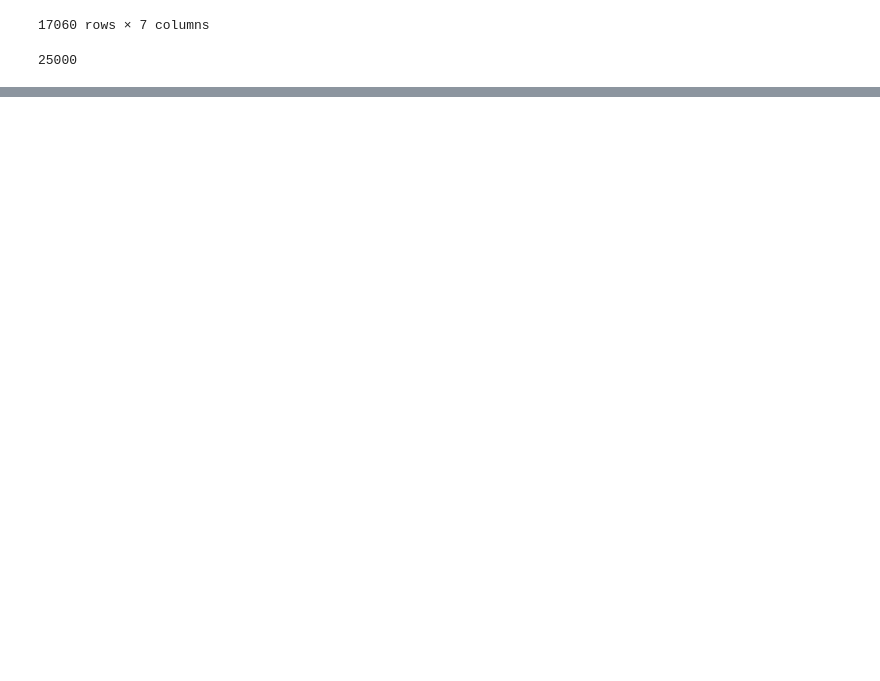
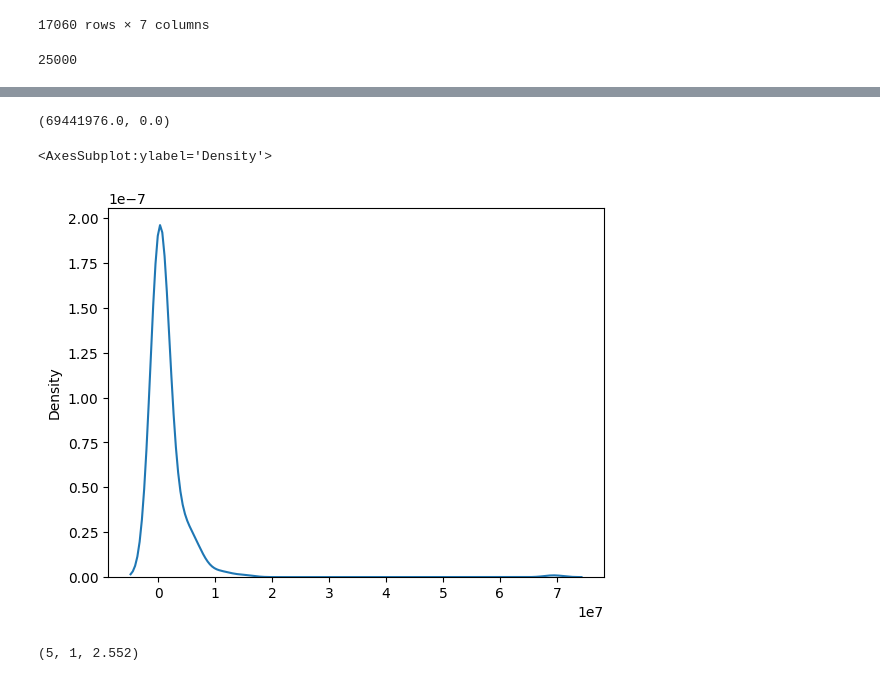
Before and after one commit to k-loki/Algal-bloom-Identification, a Jupyter notebook: notebooks/mt_data_again.ipynb, the cells around one changed output, grey strips where cells are left out. Cells and saved outputs as stored; diff of their text form; code cells hidden in the pictures; blank space fills up the shorter version.

```diff
--- a/notebooks/mt_data_again.ipynb
+++ b/notebooks/mt_data_again.ipynb
@@ -513,13 +509,10 @@ for idx, row in tqdm(train_df.iterrows(), total=len(train_df)):
         model = xgb.train(
             xgb_params,
             xgb_model=model,
-            dtrain=xgb.DMatrix(train_batch.drop('severity', axis=1).values, label=train_batch.severity.values)
+            dtrain=xgb.DMatrix(train_batch.drop('density', axis=1).values, label=train_batch.density.values)
             )
-        preds = model.predict(xgb.DMatrix(row.drop('severity').values.reshape(1, -1)))
-        val_preds.append(preds)
+        preds = model.predict(xgb.DMatrix(row.drop('density').values.reshape(1, -1)))
+        val_preds.append(preds[0])
         train_batch.loc[idx] = row
-        # print(f"val rmse for {idx}:", rmse([train_df.loc[idx].severity], preds))
-
-val_preds_ = np.clip(np.round(val_preds), 1, 5).ravel()
-print("Val RMSE:", rmse(train_df.loc[val_idx].severity, val_preds_))
+        # print(f"val rmse for {idx}:", rmse([train_df.loc[idx].severity.map(dens_to_sev)], preds))
 # %% [output]
@@ -528,0 +530,15 @@ Wall time: 1min 50s
+# %%
+val_preds_ = np.clip(val_preds, train_data.density.min(), train_data.density.max())
+val_preds_.max(), val_preds_.min()
+# %% [output]
+(69441976.0, 0.0)
+# %%
+sns.kdeplot(val_preds_)
+# %% [output]
+<AxesSubplot:ylabel='Density'>
+[figure, added]
+# %%
+val_preds_ = np.array(list(map(dens_to_sev, val_preds_)))
+val_preds_.max(), val_preds_.min(), val_preds_.mean()
+# %% [output]
+(5, 1, 2.552)
```
Also changed, not shown: parts of 11 cells of this notebook.
